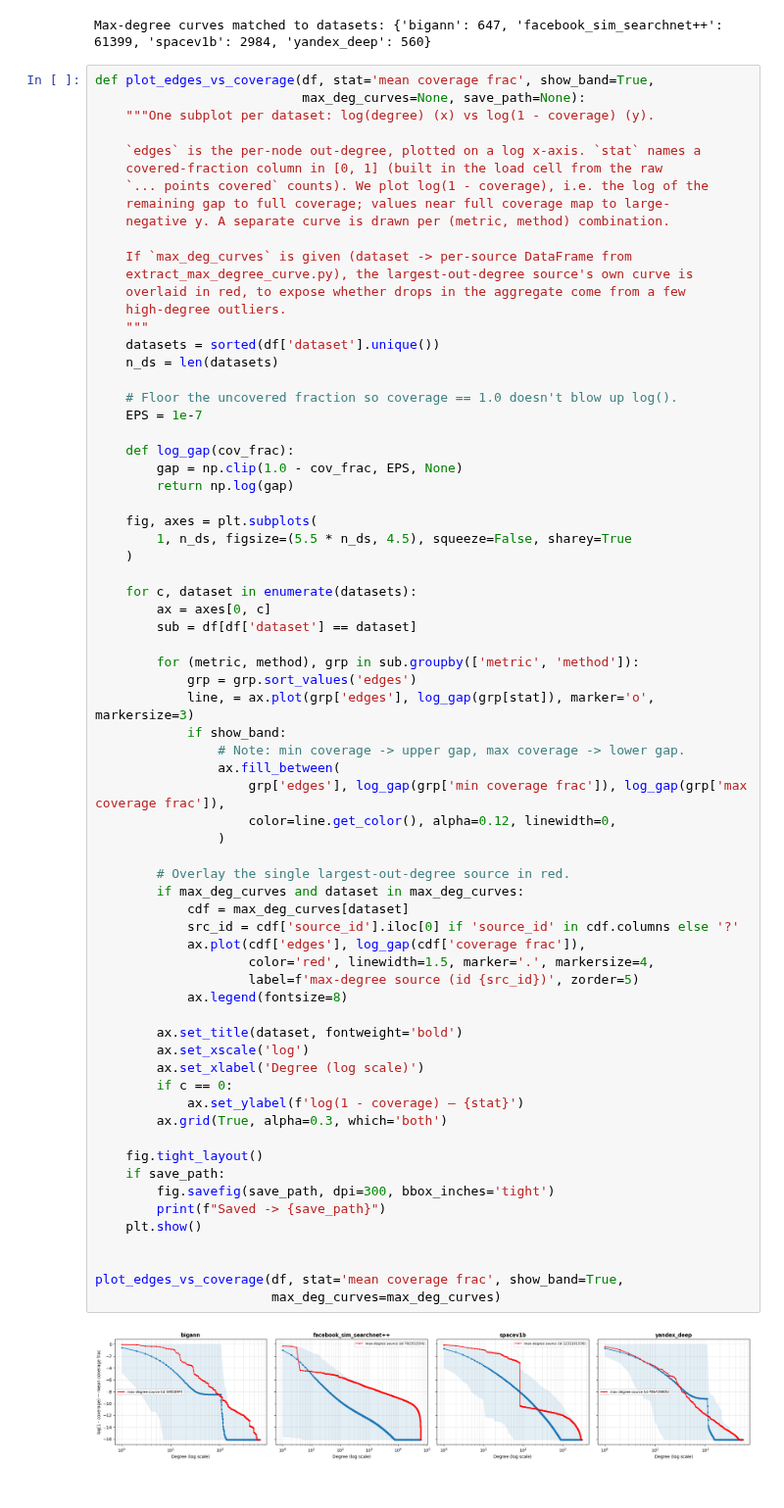
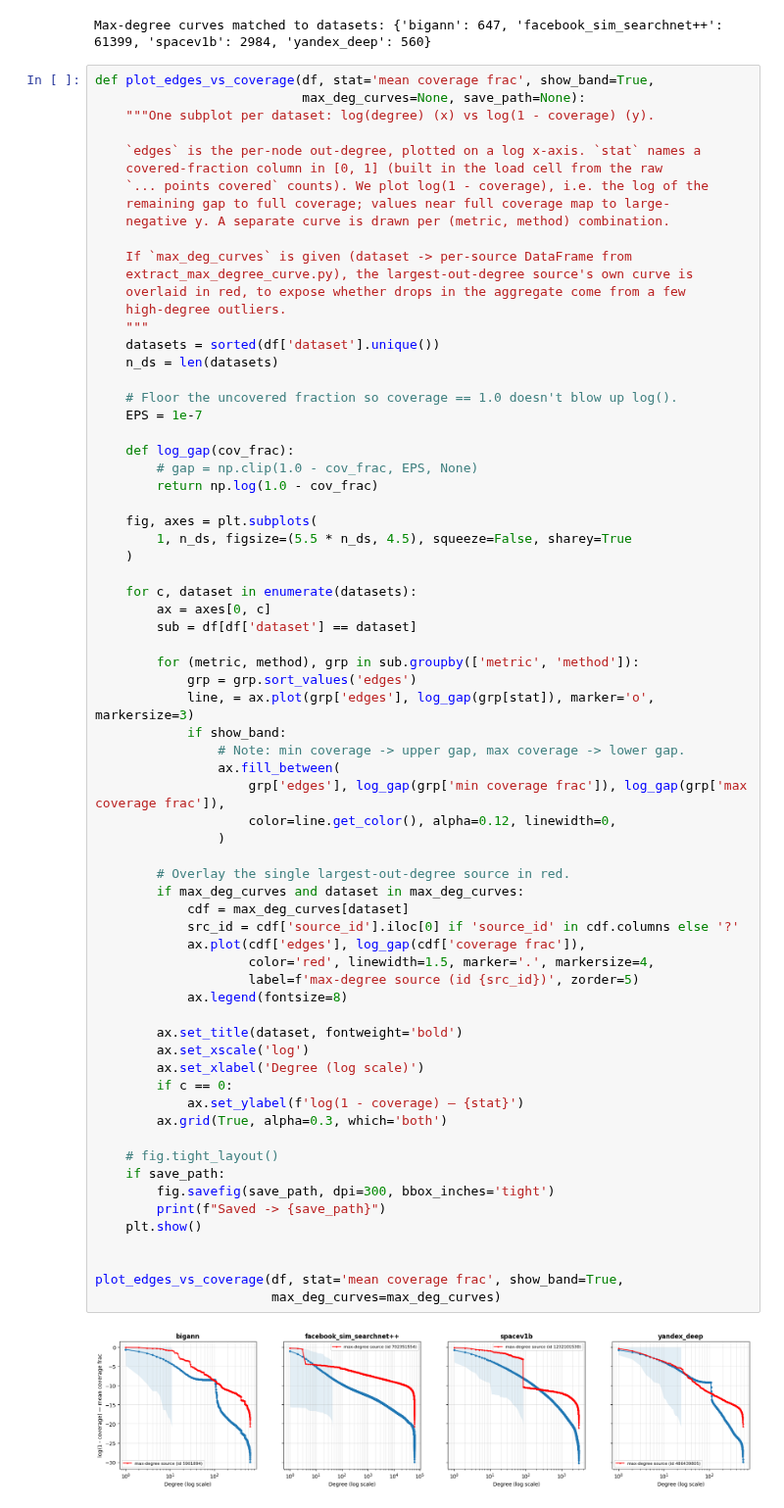
Before and after one commit to PratyushAvi/navigable-graphs, a Jupyter notebook: code/edge_to_coverage.ipynb, the cells around one changed output. Shown at 98% size. Saved outputs shown, nothing was run; the diff lists cells and outputs as text.

```diff
--- a/code/edge_to_coverage.ipynb
+++ b/code/edge_to_coverage.ipynb
@@ -109,8 +109,8 @@ def plot_edges_vs_coverage(df, stat='mean coverage frac', show_band=True,
     EPS = 1e-7
 
     def log_gap(cov_frac):
-        gap = np.clip(1.0 - cov_frac, EPS, None)
-        return np.log(gap)
+        # gap = np.clip(1.0 - cov_frac, EPS, None)
+        return np.log(1.0 - cov_frac)
 
     fig, axes = plt.subplots(
         1, n_ds, figsize=(5.5 * n_ds, 4.5), squeeze=False, sharey=True
@@ -128,35 +128,35 @@ def plot_edges_vs_coverage(df, stat='mean coverage frac', show_band=True,
                 ax.fill_between(
                     grp['edges'], log_gap(grp['min coverage frac']), log_gap(grp['max coverage frac']),
                     color=line.get_color(), alpha=0.12, linewidth=0,
                 )
 
         # Overlay the single largest-out-degree source in red.
         if max_deg_curves and dataset in max_deg_curves:
             cdf = max_deg_curves[dataset]
             src_id = cdf['source_id'].iloc[0] if 'source_id' in cdf.columns else '?'
             ax.plot(cdf['edges'], log_gap(cdf['coverage frac']),
                     color='red', linewidth=1.5, marker='.', markersize=4,
                     label=f'max-degree source (id {src_id})', zorder=5)
             ax.legend(fontsize=8)
 
         ax.set_title(dataset, fontweight='bold')
         ax.set_xscale('log')
         ax.set_xlabel('Degree (log scale)')
         if c == 0:
             ax.set_ylabel(f'log(1 - coverage) — {stat}')
         ax.grid(True, alpha=0.3, which='both')
 
-    fig.tight_layout()
+    # fig.tight_layout()
     if save_path:
         fig.savefig(save_path, dpi=300, bbox_inches='tight')
         print(f"Saved -> {save_path}")
     plt.show()
 
 
 plot_edges_vs_coverage(df, stat='mean coverage frac', show_band=True,
                        max_deg_curves=max_deg_curves)
 # %% [output]
-[figure, old version]
+[figure, new version]
 # %%
 # --- Diagnose sharp drops: saturation cliff vs per-source geometric jump ---
 # Load the diagnostics written by diagnose_coverage_drop.py (one _active.csv,
```
Also changed, not shown: parts of 2 cells of this notebook, 4 other files.
